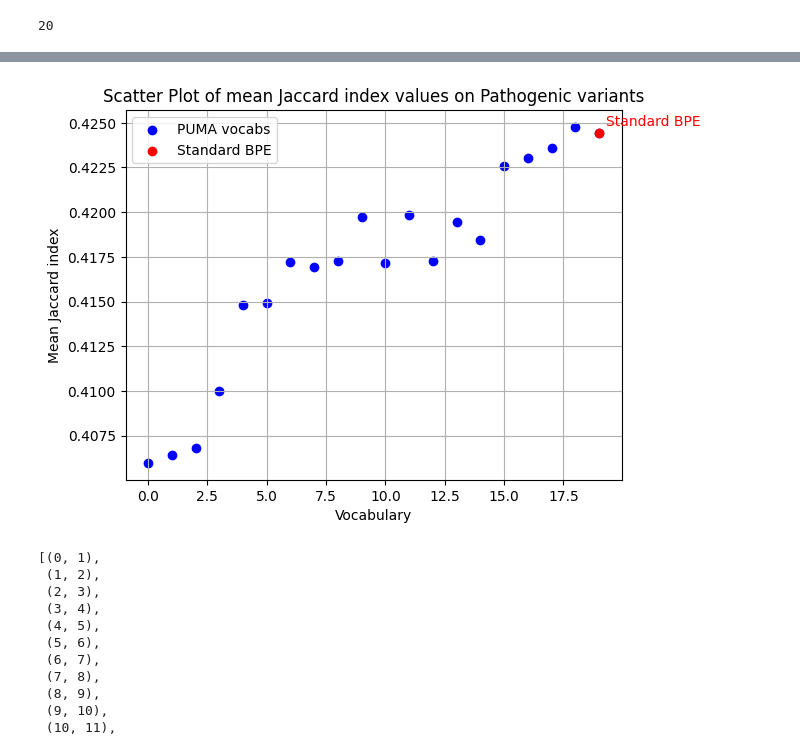
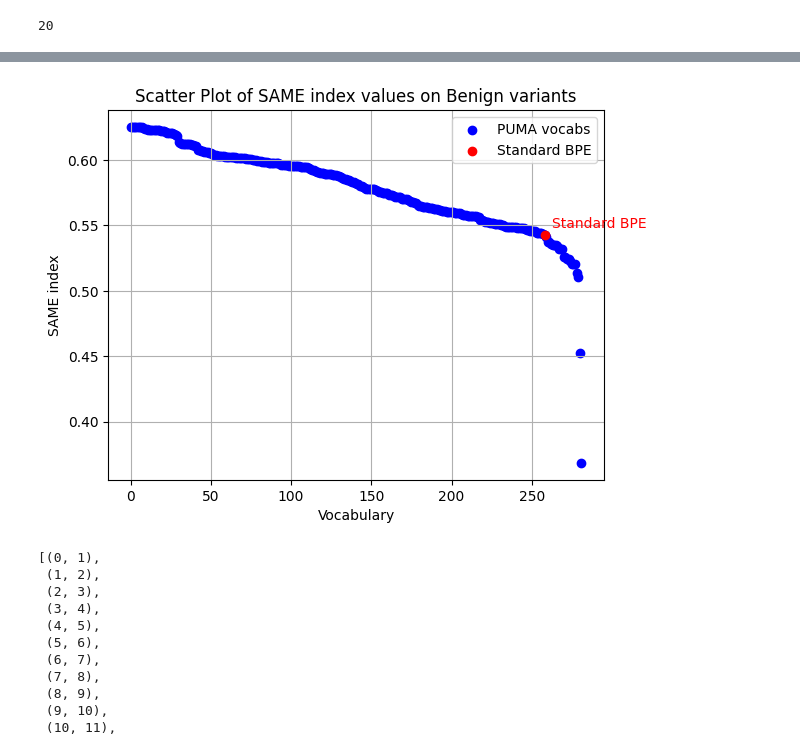
Before and after one commit to boun-tabi-lifelu/evolutionary-subword-tokenization, a Jupyter notebook: Prog/ProteinGYM_data_analysis.ipynb, the cells around one changed output, grey strips where cells are left out. Cells and saved outputs as stored; diff of their text form; code cells hidden in the pictures.

```diff
--- a/Prog/ProteinGYM_data_analysis.ipynb
+++ b/Prog/ProteinGYM_data_analysis.ipynb
@@ -311,15 +348,19 @@ NameError: name 'tkzs' is not defined
 # %%
 import os
 import pickle
-base_path = "./patho_outs/"
+base_path = "./benign_outs_rand/"
 all_name_list = os.listdir(base_path)
 value_list = []
 name_list = []
 
 for name in all_name_list:
-    if name.startswith("hf_uniref50") and "25600" in name:
+    # if name.startswith("hf_uniref50") and "25600" in name:
+    if "512000" not in name:
+    # if True:
         with open(base_path + name, "rb") as f:
-            value_list.append(pickle.load(f))
+            val = pickle.load(f)
+            # print(val["windowed_rand"].shape)
+            value_list.append(val)
             name_list.append(name)
 # %%
 all_pairs = list(zip(value_list, name_list))
@@ -386,34 +424,34 @@ plt.show()
 # %%
 import matplotlib.pyplot as plt
 
 # Prepare data
 x = list(range(len(all_pairs)))  # or use np.arange
-# y = [val["total_eq"]/len(val["jaccard"]) for val, name in all_pairs]
-y = [val["mean_windowed_jaccard"] for val, name in all_pairs]
+y = [val["total_eq"]/len(val["rand"]) for val, name in all_pairs]
+# y = [val["mean_windowed_rand"] for val, name in all_pairs]
 
 # Extract the target
 target_name = "hf_uniref50_bpe_25600.pkl"  # change this to your target
 target_index = next(i for i, (val, name) in enumerate(all_pairs) if name == target_name)
 target_y = y[target_index]
 
 # Plot all points
 plt.scatter(x, y, label='PUMA vocabs', color='blue')
 
 # Highlight the target point
 plt.scatter([target_index], [target_y], color='red', label="Standard BPE", zorder=5)
 
 # Optionally annotate
 plt.annotate("Standard BPE", (target_index, target_y), textcoords="offset points", xytext=(5,5), ha='left', color='red')
 
 # Labeling
 plt.xlabel("Vocabulary")
-plt.ylabel("Mean Jaccard index")
-plt.title("Scatter Plot of mean Jaccard index values on Pathogenic variants")
+plt.ylabel("SAME index")
+plt.title("Scatter Plot of SAME index values on Benign variants")
 plt.legend()
 plt.grid(True)
 plt.show()
 # %% [output]
-[figure, old version]
+[figure, new version]
 # %%
 
 take_offsets_subset(list(zip(range(100), range(1,101))), 50, 100)
```
Also changed, not shown: parts of 7 cells of this notebook, 2 other files.
